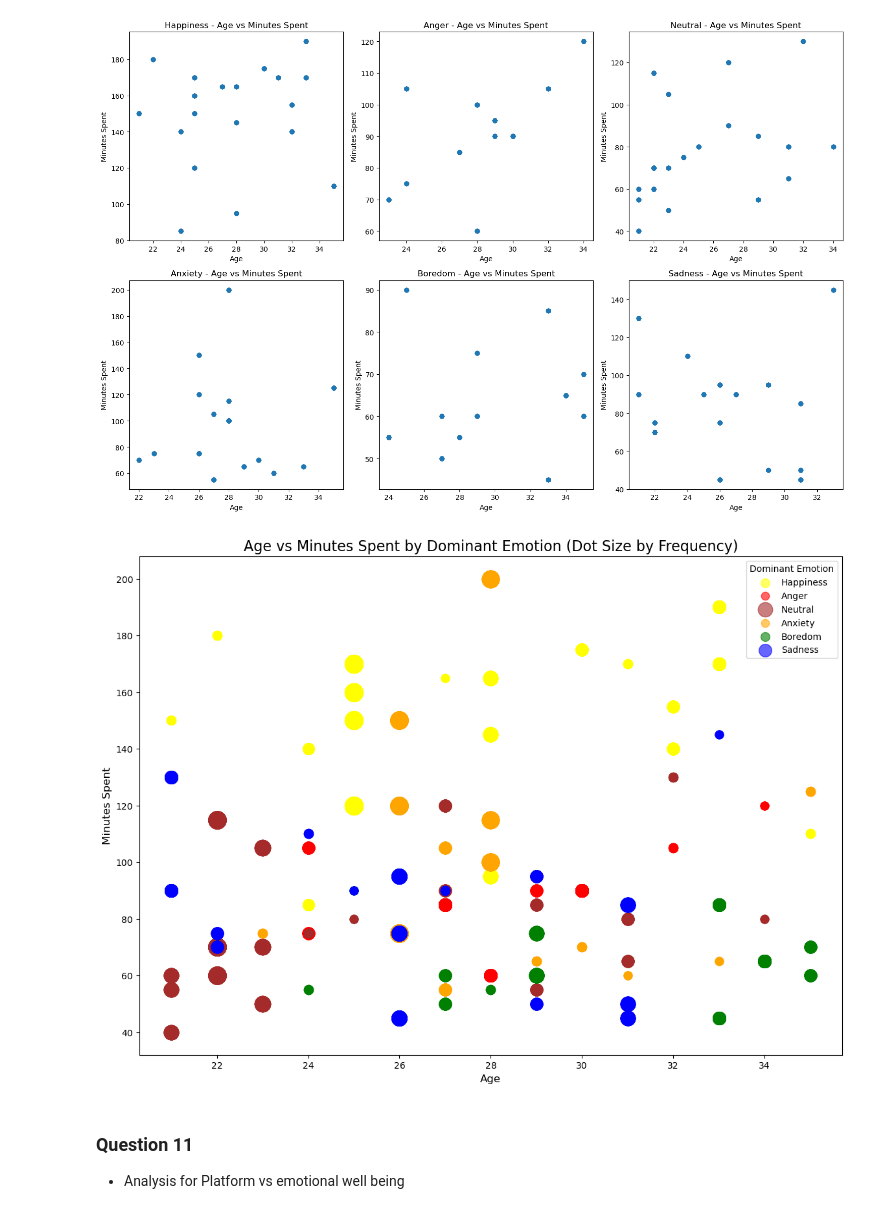
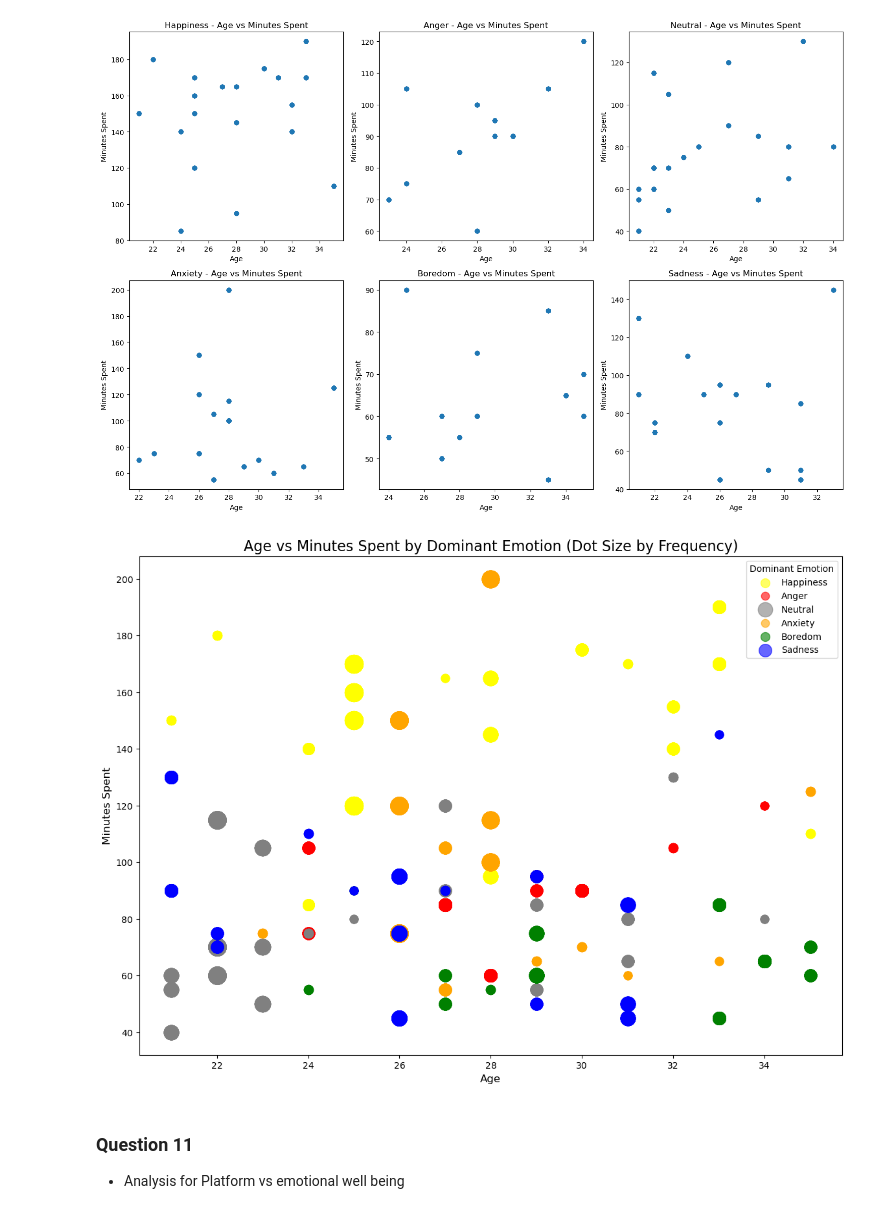
Before and after one commit to cindyd97/Analyzing-Social-Media-And-Emotions, a Jupyter notebook: Jennifer's_work/analysis.ipynb, the cells around one changed output. Cells and saved outputs as stored; diff of their text form; code cells hidden in the pictures.

Commit message:
update analysis file with new scripts and graphs

```diff
--- a/Jennifer's_work/analysis.ipynb
+++ b/Jennifer's_work/analysis.ipynb
@@ -186,17 +186,18 @@ plt.tight_layout()
 plt.show()
 # %% [output]
 [figure]
+# %%
+# Define colors for each emotion
+emotion_colors = {
+    'Anger': 'red',
+    'Happiness': 'yellow',
+    'Neutral': 'grey',
+    'Anxiety': 'orange',
+    'Boredom': 'green',
+    'Sadness': 'blue'
+}
 # %%
 
-# Define colors for each emotion
-emotion_colors = {
-    'Anger': 'red',
-    'Happiness': 'yellow',
-    'Neutral': 'brown',
-    'Anxiety': 'orange',
-    'Boredom': 'green',
-    'Sadness': 'blue'
-}
 
 # Set up the figure for the plot
 plt.figure(figsize=(14, 10))
@@ -208,34 +209,34 @@ emotion_counts = social_data.groupby(['Age', 'Dominant_Emotion']).size().reset_i
 for emotion in social_data['Dominant_Emotion'].unique():
     # Filter data for the specific emotion and create a copy of the DataFrame to avoid the SettingWithCopyWarning
     emotion_data = emotion_counts[emotion_counts['Dominant_Emotion'] == emotion].copy()
 
     # Adjust the dot size based on the count of each emotion within each age group
     size_factor = 10  # Adjust this factor to make the sizes more readable
     emotion_data['dot_size'] = emotion_data['count'] * size_factor  # Safely assign dot_size
 
     # Plot for Age vs Minutes Spent with color mapped to emotion and size based on count
     for idx, row in emotion_data.iterrows():
         # Filter the original social_data for the age group and emotion combination
         age_data = social_data[(social_data['Age'] == row['Age']) & (social_data['Dominant_Emotion'] == emotion)]
 
         # Plot each group with the correct color and size
         plt.scatter(age_data['Age'], age_data['Daily_Usage_Time (minutes)'],
                     color=emotion_colors.get(emotion, 'grey'),  # Default to grey if emotion is not in the dictionary
                     s=row['dot_size'],  # Set the size of each dot based on the count
                     label=emotion if idx == emotion_data.index[0] else "", alpha=0.6)
 
 # Set titles and labels
 plt.title('Age vs Minutes Spent by Dominant Emotion (Dot Size by Frequency)', fontsize=16)
 plt.xlabel('Age', fontsize=12)
 plt.ylabel('Minutes Spent', fontsize=12)
 
 # Add a legend to differentiate the emotions
 plt.legend(title="Dominant Emotion", loc='upper right')
 
 # Show the plot
 plt.show()
 # %% [output]
-[figure, old version]
+[figure, new version]
 # %% [markdown]
 ### Question 11
 * Analysis for Platform vs emotional well being
```
Also changed, not shown: parts of 5 cells of this notebook.
